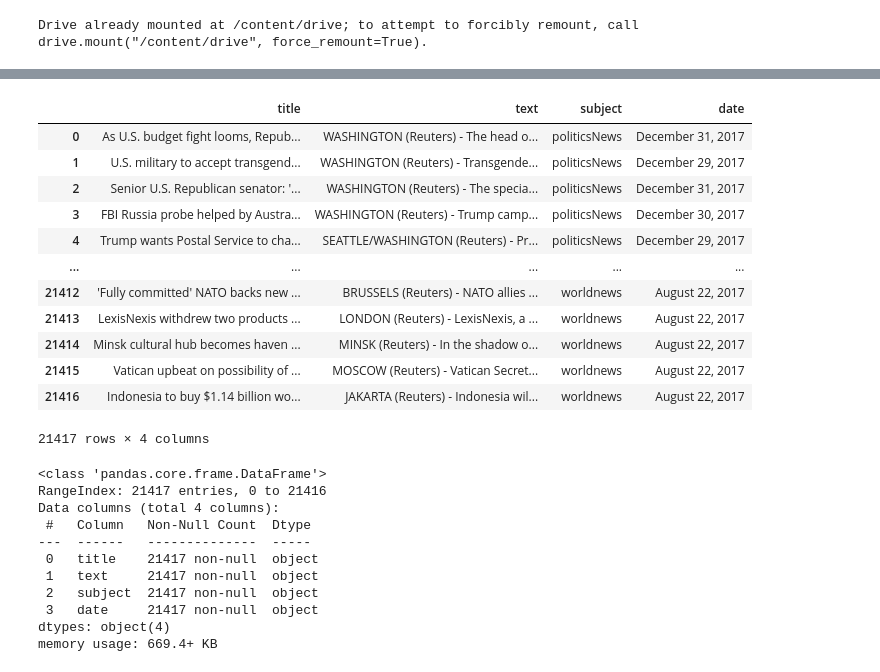
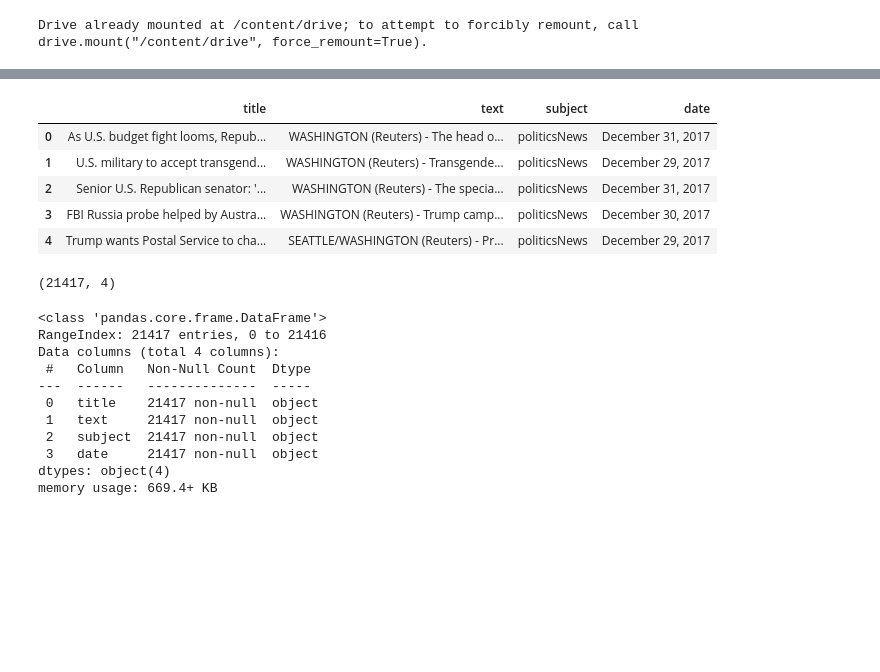
Before and after one commit to aniket98raj/Fake-News-Detection, a Jupyter notebook: Fake_News_Detection.ipynb, the cells around one changed output, grey strips where cells are left out. Cells and saved outputs as stored; diff of their text form; code cells hidden in the pictures; blank space fills up the shorter version.

```diff
--- a/Fake_News_Detection.ipynb
+++ b/Fake_News_Detection.ipynb
@@ -41,19 +34,16 @@ fake_df
 # %%
-true_df
+true_df.head()
 # %% [output]
 |  | title | text | subject | date |
 | 0 | As U.S. budget fight looms, Repub... | WASHINGTON (Reuters) - The head o... | politicsNews | December 31, 2017 |
 | 1 | U.S. military to accept transgend... | WASHINGTON (Reuters) - Transgende... | politicsNews | December 29, 2017 |
 | 2 | Senior U.S. Republican senator: '... | WASHINGTON (Reuters) - The specia... | politicsNews | December 31, 2017 |
 | 3 | FBI Russia probe helped by Austra... | WASHINGTON (Reuters) - Trump camp... | politicsNews | December 30, 2017 |
 | 4 | Trump wants Postal Service to cha... | SEATTLE/WASHINGTON (Reuters) - Pr... | politicsNews | December 29, 2017 |
-| ... | ... | ... | ... | ... |
-| 21412 | 'Fully committed' NATO backs new ... | BRUSSELS (Reuters) - NATO allies ... | worldnews | August 22, 2017 |
-| 21413 | LexisNexis withdrew two products ... | LONDON (Reuters) - LexisNexis, a ... | worldnews | August 22, 2017 |
-| 21414 | Minsk cultural hub becomes haven ... | MINSK (Reuters) - In the shadow o... | worldnews | August 22, 2017 |
-| 21415 | Vatican upbeat on possibility of ... | MOSCOW (Reuters) - Vatican Secret... | worldnews | August 22, 2017 |
-| 21416 | Indonesia to buy $1.14 billion wo... | JAKARTA (Reuters) - Indonesia wil... | worldnews | August 22, 2017 |
-21417 rows × 4 columns
+# %%
+true_df.shape
+# %% [output]
+(21417, 4)
 # %%
 true_df.info()
 # %% [output]
```
Also changed, not shown: parts of 8 cells of this notebook.
